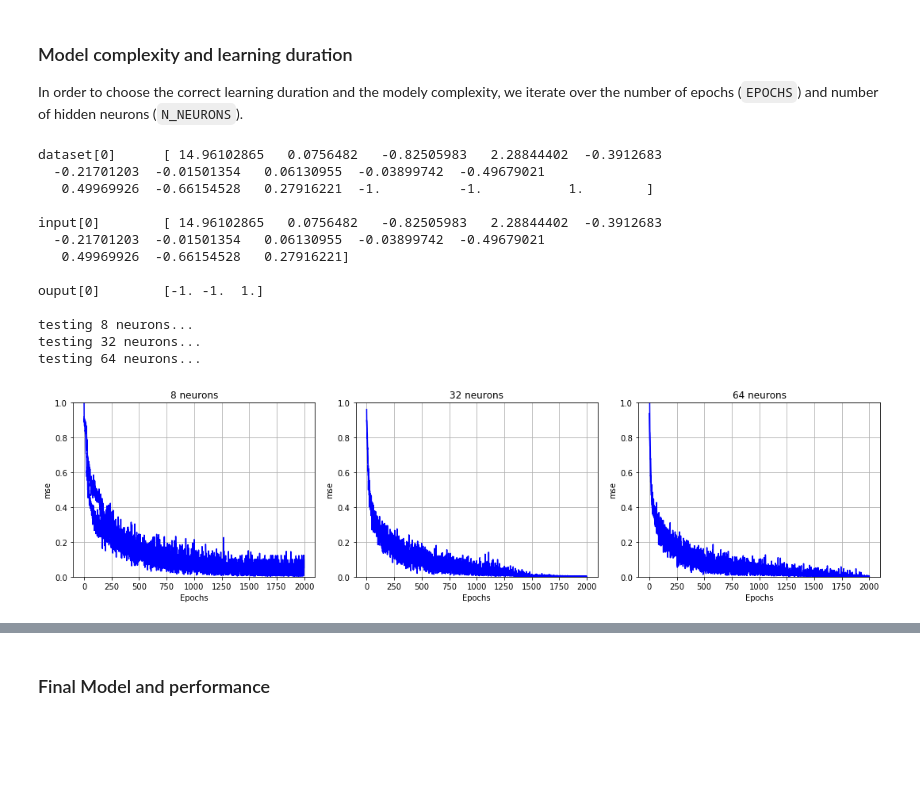
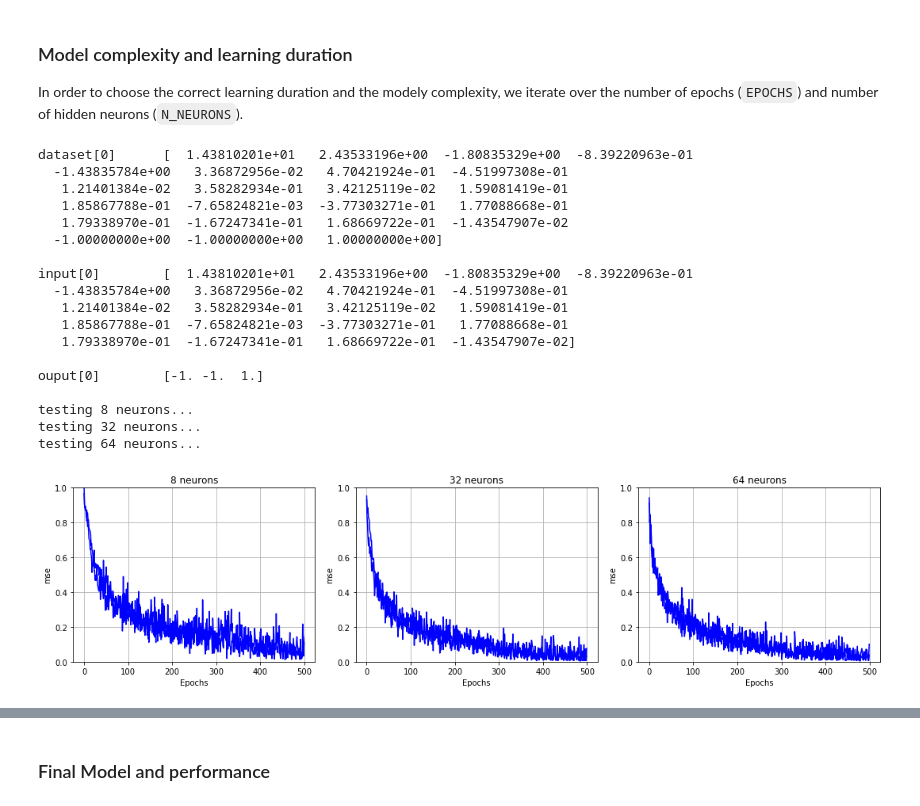
Before and after one commit to LifangHe/speaker-recognition, a Jupyter notebook: speaker_recognition_64.ipynb, the cells around one changed output, grey strips where cells are left out. Drawn from its saved outputs; the diff is of its cells as text; code cells hidden in the pictures; blank space fills up the shorter version.

```diff
--- a/speaker_recognition_64.ipynb
+++ b/speaker_recognition_64.ipynb
@@ -27,7 +27,7 @@ FILES = {
     'natural_kid': glob.glob(path + '/nk*.wav'),
 }
 
-MFCC_COEFFS = 13
+MFCC_COEFFS = 20
 # %% [markdown]
 ### MFCC Visualization
 # %%
@@ -44,47 +44,52 @@ Here we use only the natural voices of men and women to train a neural network t
 In order to choose the correct learning duration and the modely complexity, we iterate over the number of epochs (`EPOCHS`) and number of hidden neurons (`N_NEURONS`).
 # %%
 N_INITS = 2
-EPOCHS = 2000
+EPOCHS = 500
 N_NEURONS = [8, 32, 64]
 LEARNING_RATE = 0.001
-MOMENTUM = 0.5
+MOMENTUM = 0.7
 
 dataset = util.create_dataset(
     [('natural_kid', [1, -1, -1]), ('natural_female', [-1, 1, -1]), ('natural_male', [-1, -1, 1])], FILES, MFCC_COEFFS)
 
 dataset_input = dataset[:, :-3]  # filter only input values (n-1 first values)
 dataset_output = dataset[:, -3:]  # filter only the output class (last value)
 
 print "dataset[0]\t", dataset[0], "\n"
 print "input[0]\t", dataset_input[0], "\n"
 print "ouput[0]\t", dataset_output[0], "\n"
 
 MSE = np.zeros((len(N_NEURONS), N_INITS, EPOCHS))
 for index, n_neurons in enumerate(N_NEURONS):
     print 'testing', n_neurons, 'neurons...'
-    nn = MLP([MFCC_COEFFS, n_neurons, 3], 'tanh')
+    nn = MLP([MFCC_COEFFS, n_neurons, 3])
 
     for i in np.arange(N_INITS):
         nn.init_weights()
         MSE[index, i, :] = nn.fit((dataset_input, dataset_output),
                                   learning_rate=LEARNING_RATE,
                                   momentum=MOMENTUM,
                                   epochs=EPOCHS)
 
 util.print_mse(MSE, N_NEURONS)
 # %% [output]
-dataset[0]      [ 14.96102865   0.0756482   -0.82505983   2.28844402  -0.3912683
-  -0.21701203  -0.01501354   0.06130955  -0.03899742  -0.49679021
-   0.49969926  -0.66154528   0.27916221  -1.          -1.           1.        ]
+dataset[0]      [  1.43810201e+01   2.43533196e+00  -1.80835329e+00  -8.39220963e-01
+  -1.43835784e+00   3.36872956e-02   4.70421924e-01  -4.51997308e-01
+   1.21401384e-02   3.58282934e-01   3.42125119e-02   1.59081419e-01
+   1.85867788e-01  -7.65824821e-03  -3.77303271e-01   1.77088668e-01
+   1.79338970e-01  -1.67247341e-01   1.68669722e-01  -1.43547907e-02
+  -1.00000000e+00  -1.00000000e+00   1.00000000e+00]
 
-input[0]        [ 14.96102865   0.0756482   -0.82505983   2.28844402  -0.3912683
-  -0.21701203  -0.01501354   0.06130955  -0.03899742  -0.49679021
-   0.49969926  -0.66154528   0.27916221]
+input[0]        [  1.43810201e+01   2.43533196e+00  -1.80835329e+00  -8.39220963e-01
+  -1.43835784e+00   3.36872956e-02   4.70421924e-01  -4.51997308e-01
+   1.21401384e-02   3.58282934e-01   3.42125119e-02   1.59081419e-01
+   1.85867788e-01  -7.65824821e-03  -3.77303271e-01   1.77088668e-01
+   1.79338970e-01  -1.67247341e-01   1.68669722e-01  -1.43547907e-02]
 
 ouput[0]        [-1. -1.  1.]
 
 testing 8 neurons...
 testing 32 neurons...
 testing 64 neurons...
-[figure, old version]
+[figure, new version]
 # %%
```
Also changed, not shown: parts of 5 cells of this notebook, 1 other file.
